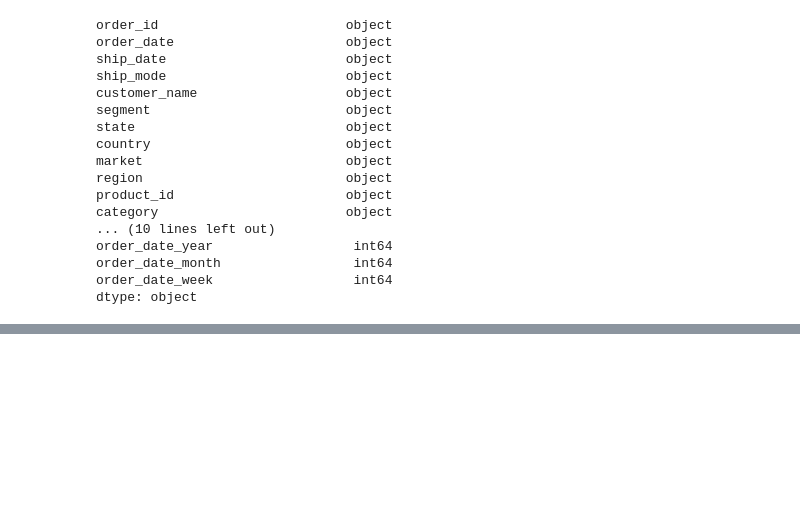
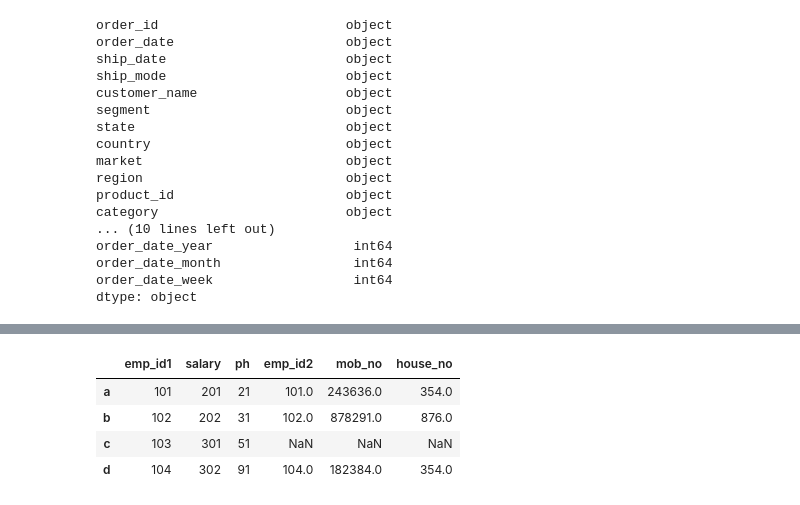
Before and after one commit to Mosharrafa/Pandas, a Jupyter notebook: Pandas.ipynb, the cells around one changed output, grey strips where cells are left out. Cells and saved outputs as stored; diff of their text form; code cells hidden in the pictures; blank space fills up the shorter version.

```diff
--- a/Pandas.ipynb
+++ b/Pandas.ipynb
@@ -1224,0 +1414,18 @@ dtype: object
+# %%
+data10= { 'emp_id1':[101,102,103,104],
+        'salary':[201,202,301,302],
+        'ph':[21,31,51,91]
+
+
+
+}
+
+data11 = {'emp_id2': [101,102,104,105,123],
+
+         'mob_no': [243636,878291,182384,182736,78768],
+         'house_no': [354,876,354,987,564]
+
+
+}
+# %%
+df10 = pd.DataFrame(data10, index =['a','b','c','d'])
@@ -1224,0 +1440,2 @@ dtype: object
+# %%
+df11 = pd.DataFrame(data11, index = ['a','b','d','e','f'])
@@ -1224,0 +1451,8 @@ dtype: object
+# %%
+df10.join(df11)
+# %% [output]
+|  | emp_id1 | salary | ph | emp_id2 | mob_no | house_no |
+| a | 101 | 201 | 21 | 101.0 | 243636.0 | 354.0 |
+| b | 102 | 202 | 31 | 102.0 | 878291.0 | 876.0 |
+| c | 103 | 301 | 51 | NaN | NaN | NaN |
+| d | 104 | 302 | 91 | 104.0 | 182384.0 | 354.0 |
```
Also changed, not shown: parts of 57 cells of this notebook.
